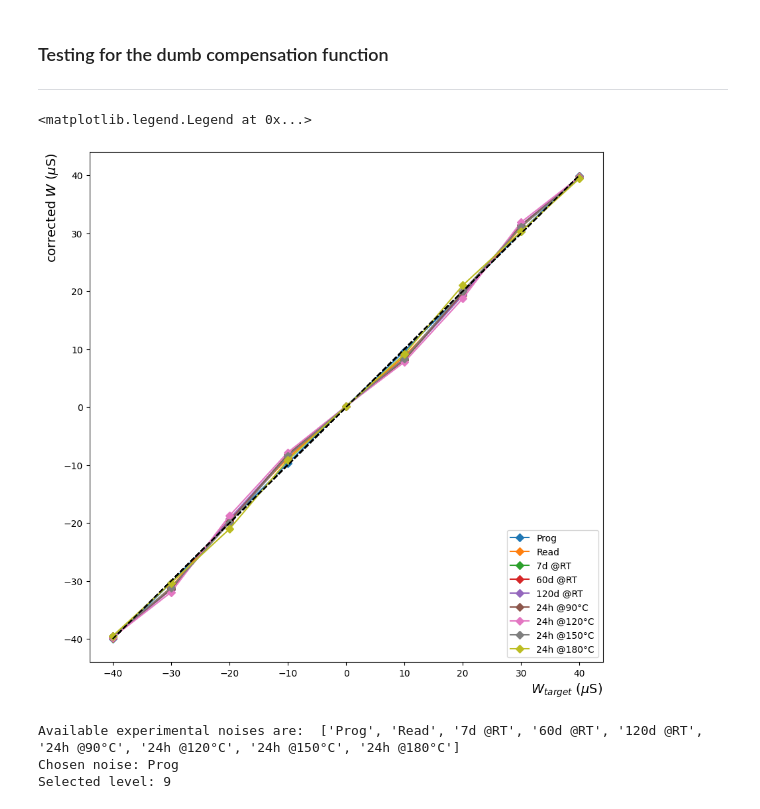
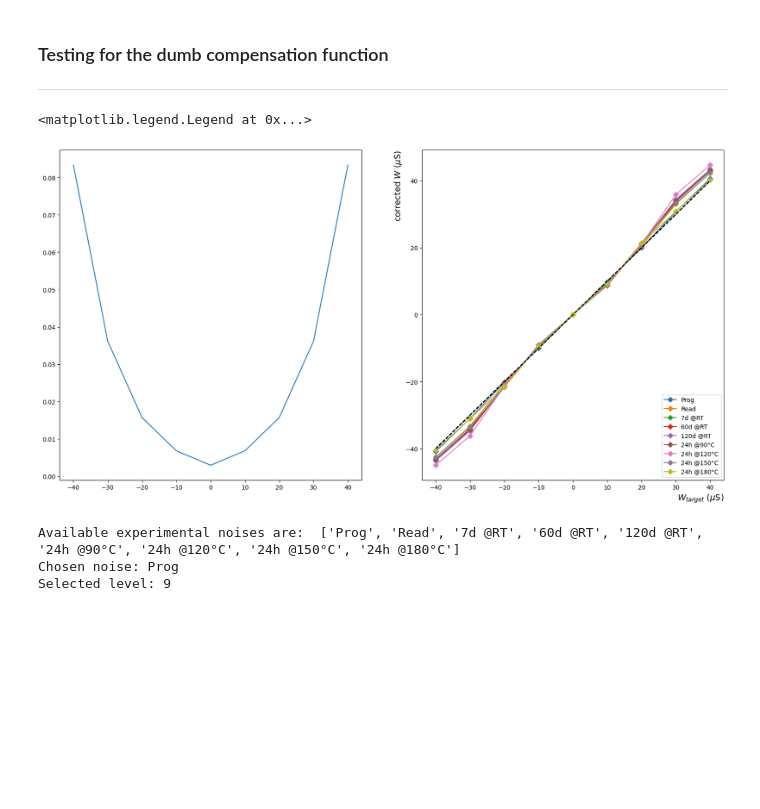
Before and after one commit to ApprehensiveKnee/aihwkit, a Jupyter notebook: sandbox/quantization.ipynb, the cells around one changed output. Cells and saved outputs as stored; diff of their text form; code cells hidden in the pictures; blank space fills up the shorter version.

Commit message:
weighted linear regression for correction

```diff
--- a/sandbox/quantization.ipynb
+++ b/sandbox/quantization.ipynb
@@ -669,21 +669,31 @@ ax[1].legend(loc = 'lower right')
 ---
 # %%
 from src.utilities import correct
+from scipy import stats
 
 # Correct the data and plot again
-fig, ax = plt.subplots(1,1, figsize=(10,10))
+fig, ax = plt.subplots(1,2, figsize=(20,10))
 x = CONDUCTANCES[SELECTED_LEVEL]
+
+# weights = np.ones(SELECTED_LEVEL)
+weights = stats.chi2.pdf(np.linspace(0, 40, int(SELECTED_LEVEL/2)+1), 2, 0, 6)
+weights = np.concatenate((weights[:-1], weights[::-1]), axis= 0)
+
+# plot weights
+ax[0].plot(np.linspace(-40, 40, SELECTED_LEVEL), weights)
+
+
 for type in types:
     y = ww_mdn[type]
-    y = correct(x, y)
-    ax.plot(x, y, label=type, marker='D')
-    ax.plot(x,x, linestyle='--', color='black')
-ax.set_ylabel(r" corrected $W$ ($\mu$S)", fontsize=14, loc = 'top')
-ax.set_xlabel(r" $W_{target}$ ($\mu$S)", fontsize=14, loc = 'right')
-ax.legend(loc='lower right')
+    y = correct(x, y, weights=weights)
+    ax[1].plot(x, y, label=type, marker='D')
+    ax[1].plot(x,x, linestyle='--', color='black')
+ax[1].set_ylabel(r" corrected $W$ ($\mu$S)", fontsize=14, loc = 'top')
+ax[1].set_xlabel(r" $W_{target}$ ($\mu$S)", fontsize=14, loc = 'right')
+ax[1].legend(loc='lower right')
 # %% [output]
 <matplotlib.legend.Legend at 0x...>
-[figure, old version]
+[figure, new version]
 # %%
 from src.noise import ExperimentalNoiseModel
 from aihwkit.inference.converter.conductance import SinglePairConductanceConverter
```
Also changed, not shown: parts of 4 cells of this notebook, 1 other file.
